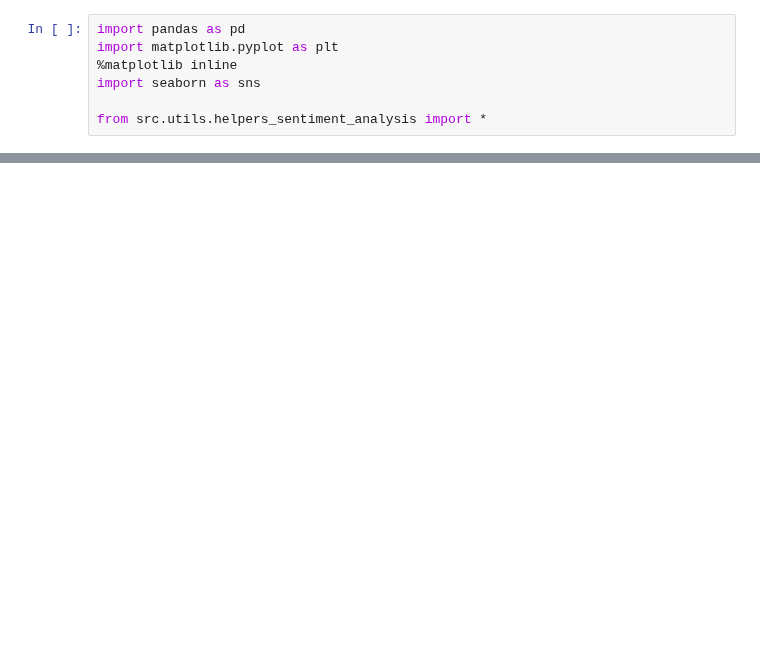
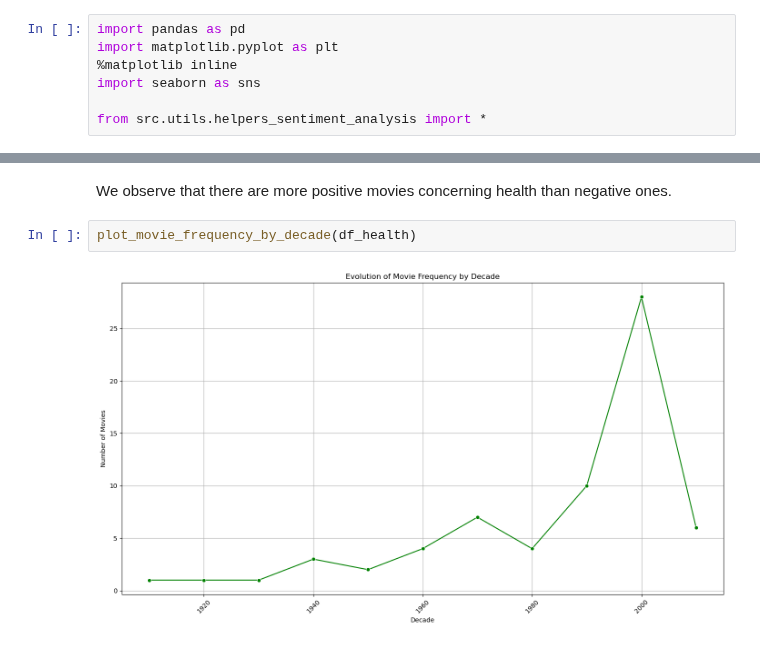
Before and after one commit to epfl-ada/ada-2024-project-astonishingdataavengers24, a Jupyter notebook: sentiment_analysis_draft.ipynb, the cells around one changed output, grey strips where cells are left out. Cells and saved outputs as stored; diff of their text form; blank space fills up the shorter version.

```diff
--- a/sentiment_analysis_draft.ipynb
+++ b/sentiment_analysis_draft.ipynb
@@ -67,0 +39,6 @@ df_10[['Plot_summary', 'NLTK_Sentiment', 'TB_Sentiment', 'VADER_Sentiment', 'Emo
+# %% [markdown]
+We observe that there are more positive movies concerning health than negative ones.
+# %%
+plot_movie_frequency_by_decade(df_health)
+# %% [output]
+[figure, added]
```
Also changed, not shown: parts of 11 cells of this notebook, 1 other file.
